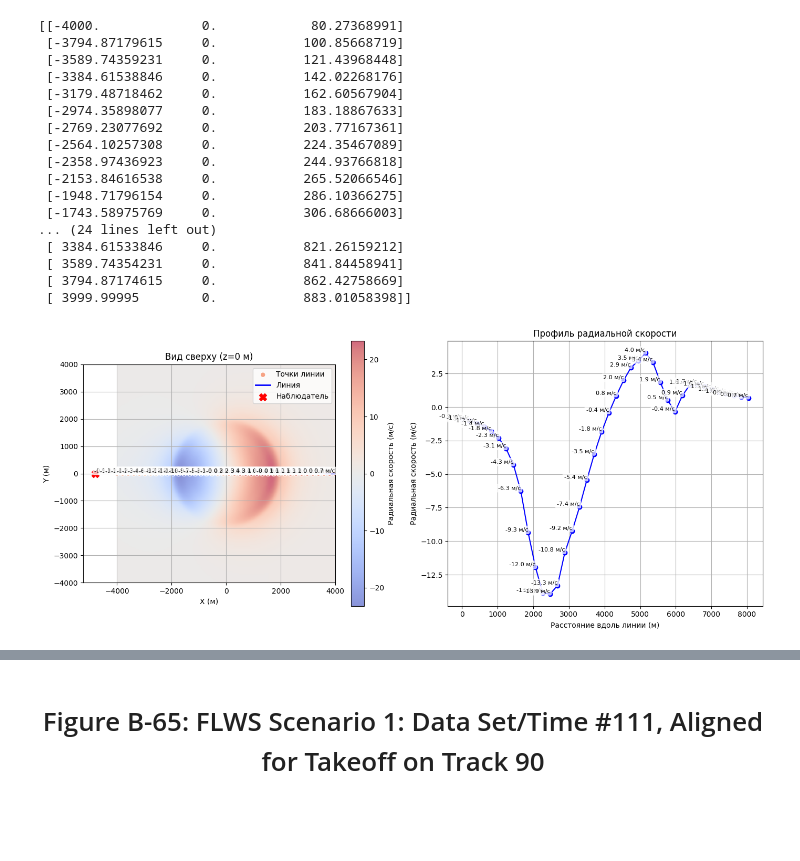
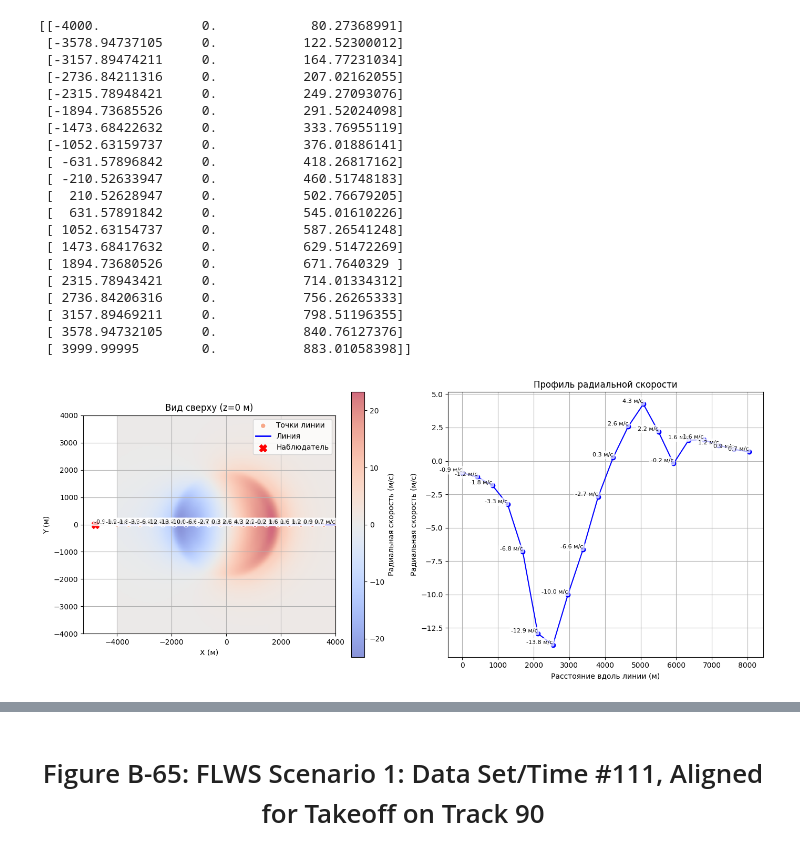
Before and after one commit to DmitryZSer/Meteo_RLS, a Jupyter notebook: calculations/Radial_velocity_report.ipynb, the cells around one changed output, grey strips where cells are left out. Drawn from its saved outputs; the diff is of its cells as text; code cells hidden in the pictures; blank space fills up the shorter version.

```diff
--- a/calculations/Radial_velocity_report.ipynb
+++ b/calculations/Radial_velocity_report.ipynb
@@ -161,7 +162,7 @@ def trilinear_interpolation(matrix, x, y, z):
 
     return c0 * (1 - zd) + c1 * zd
 # %%
-def plot_line_results(V_radial, z0, x, y, z,  points, values, distance, observer_position):
+def plot_line_results(V_radial, z0, x, y, z,  points, radial_velocity_values, distance, observer_position):
     """
     Визуализация результатов: радиальная скорость и профиль скорости.
 
@@ -171,7 +172,7 @@ def plot_line_results(V_radial, z0, x, y, z,  points, values, distance, observer
         x (np.ndarray): Координаты по оси X.
         y (np.ndarray): Координаты по оси Y.
         points (np.ndarray): Точки на линии.
-        values (list): Значения радиальной скорости в точках.
+        radial_velocity_values (list): Значения радиальной скорости в точках.
         distance (np.ndarray): Расстояния между точками.
         observer_position (tuple): Позиция наблюдателя (x0, y0).
     """
@@ -197,7 +198,7 @@ def plot_line_results(V_radial, z0, x, y, z,  points, values, distance, observer
     # Точки линии
     plt.scatter(
         points[:, 0], points[:, 1],
-        c=values, cmap='coolwarm', s=50, edgecolor='w',
+        c=radial_velocity_values, cmap='coolwarm', s=50, edgecolor='w',
         label='Точки линии'
     )
     plt.plot(points[:, 0], points[:, 1], color='blue', linestyle='-', linewidth=2, label='Линия')
@@ -212,7 +213,7 @@ def plot_line_results(V_radial, z0, x, y, z,  points, values, distance, observer
     for i in range(len(points)):
         plt.text(
             points[i, 0], points[i, 1],
-            f'{values[i]:.1f} м/с',
+            f'{radial_velocity_values[i]:.1f} м/с',
             fontsize=8,
             ha='right',
             va='bottom',
@@ -231,7 +232,7 @@ def plot_line_results(V_radial, z0, x, y, z,  points, values, distance, observer
 
     # Подграфик 2: Профиль скорости
     plt.subplot(1, 2, 2)
-    plt.plot(distance, values, marker='o', linestyle='-', color='b')
+    plt.plot(distance, radial_velocity_values, marker='o', linestyle='-', color='b')
     plt.xlabel('Расстояние вдоль линии (м)')
     plt.ylabel('Радиальная скорость (м/с)')
     plt.title('Профиль радиальной скорости')
@@ -240,8 +241,8 @@ def plot_line_results(V_radial, z0, x, y, z,  points, values, distance, observer
     # Подписи значений у профиля
     for i in range(len(distance)):
         plt.text(
-            distance[i], values[i],
-            f'{values[i]:.1f} м/с',
+            distance[i], radial_velocity_values[i],
+            f'{radial_velocity_values[i]:.1f} м/с',
             fontsize=8,
             ha='right',
             va='bottom',
@@ -278,7 +279,7 @@ x0, y0, z0 =  -4800, 0, 0# Точка наблюдателя
 # Параметры линии
 azimuth_deg = 0 # Горизонтальный угол
 elevation_deg = 5.73  # Вертикальный угол
-num_points = 40    # Количество точек
+num_points = 20    # Количество точек
 
 
 
@@ -310,49 +311,52 @@ direction_normalized = direction / np.array([dx, dy, dz])
 t_start, t_end = find_intersection(matrix_shape,
                                   (origin_line - origin)/np.array([dx, dy, dz]),
                                   direction_normalized)
 
 t_values = np.linspace(t_start, t_end, num_points)
 points = origin_line + direction * t_values[:, np.newaxis]
 
-values = []
+radial_velocity_values = []
 for point in points:
     x_idx = (point[0] - origin[0]) / dx
     y_idx = (point[1] - origin[1]) / dy
     z_idx = (point[2] - origin[2]) / dz
-    values.append(trilinear_interpolation(V_radial, x_idx, y_idx, z_idx))
+    radial_velocity_values.append(trilinear_interpolation(V_radial, x_idx, y_idx, z_idx))
 
 print(points)
 # print(values)
 # print(ix)
 # istance = [0.0]
 distance = [0.0]  # Начальное расстояние 0 метров
 
 for i in range(1, len(points)):
     dx = points[i][0] - points[i-1][0]
     dy = points[i][1] - points[i-1][1]
     dz = points[i][2] - points[i-1][2]
     segment = np.sqrt(dx**2 + dy**2 + dz**2)
     distance.append(distance[-1] + segment)  #
 
 distance = np.array(distance)
 
-plot_line_results(V_radial, z0, x, y, z, points, values, distance, observer_position=(x0, y0))
+plot_line_results(V_radial, z0, x, y, z, points, radial_velocity_values, distance, observer_position=(x0, y0))
 # %% [output]
 [[-4000.             0.            80.27368991]
- [-3794.87179615     0.           100.85668719]
- [-3589.74359231     0.           121.43968448]
- [-3384.61538846     0.           142.02268176]
- [-3179.48718462     0.           162.60567904]
- [-2974.35898077     0.           183.18867633]
- [-2769.23077692     0.           203.77167361]
- [-2564.10257308     0.           224.35467089]
- [-2358.97436923     0.           244.93766818]
- [-2153.84616538     0.           265.52066546]
- [-1948.71796154     0.           286.10366275]
- [-1743.58975769     0.           306.68666003]
-... (24 lines left out)
- [ 3384.61533846     0.           821.26159212]
- [ 3589.74354231     0.           841.84458941]
- [ 3794.87174615     0.           862.42758669]
+ [-3578.94737105     0.           122.52300012]
+ [-3157.89474211     0.           164.77231034]
+ [-2736.84211316     0.           207.02162055]
+ [-2315.78948421     0.           249.27093076]
+ [-1894.73685526     0.           291.52024098]
+ [-1473.68422632     0.           333.76955119]
+ [-1052.63159737     0.           376.01886141]
+ [ -631.57896842     0.           418.26817162]
+ [ -210.52633947     0.           460.51748183]
+ [  210.52628947     0.           502.76679205]
+ [  631.57891842     0.           545.01610226]
+ [ 1052.63154737     0.           587.26541248]
+ [ 1473.68417632     0.           629.51472269]
+ [ 1894.73680526     0.           671.7640329 ]
+ [ 2315.78943421     0.           714.01334312]
+ [ 2736.84206316     0.           756.26265333]
+ [ 3157.89469211     0.           798.51196355]
+ [ 3578.94732105     0.           840.76127376]
  [ 3999.99995        0.           883.01058398]]
-[figure, old version]
+[figure, new version]
```
Also changed, not shown: parts of 12 cells of this notebook, 16 other files.
